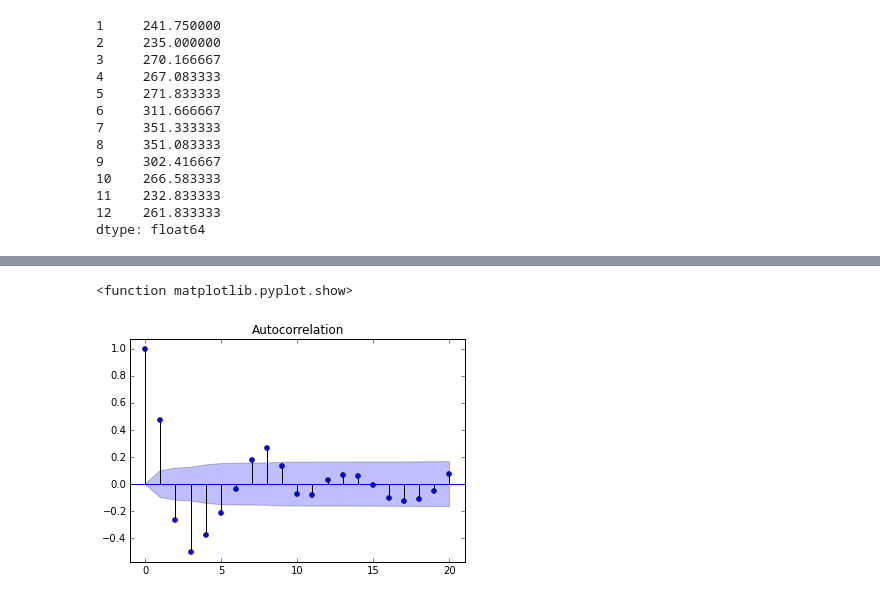
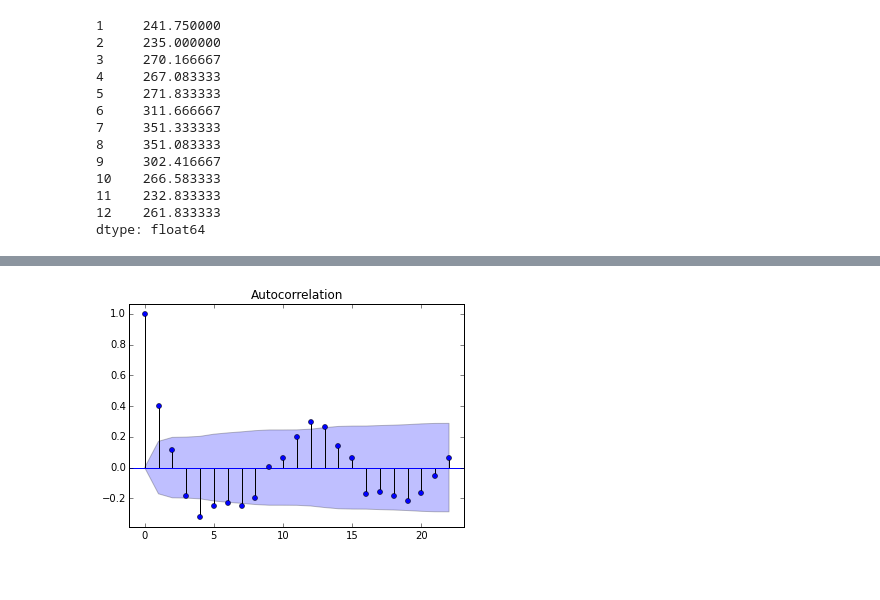
Before and after one commit to gregclinton/murphy, a Jupyter notebook: tsa.ipynb, the cells around one changed output, grey strips where cells are left out. Drawn from its saved outputs; the diff is of its cells as text; code cells hidden in the pictures.

```diff
--- a/tsa.ipynb
+++ b/tsa.ipynb
@@ -144,5 +110,0 @@ plt.show()
-# %%
-x = datasets.wave()
-plt.figure(figsize = (14, 3))
-plt.plot(x)
-plt.show()
@@ -151,6 +111,7 @@ plt.show()
-# %%
-sm.graphics.tsa.plot_acf(x, lags = 20)
-plt.show
-# %% [output]
-<function matplotlib.pyplot.show>
-[figure, removed]
+# %%
+ts = datasets.passengers()
+parts = sm.tsa.seasonal_decompose(ts.values, model = 'multiplicative', freq = 12)
+sm.graphics.tsa.plot_acf(filter(lambda x: not np.isnan(x), parts.resid), lags = 22)
+plt.show()
+# %% [output]
+[figure, added]
```
Also changed, not shown: parts of 4 cells of this notebook.
